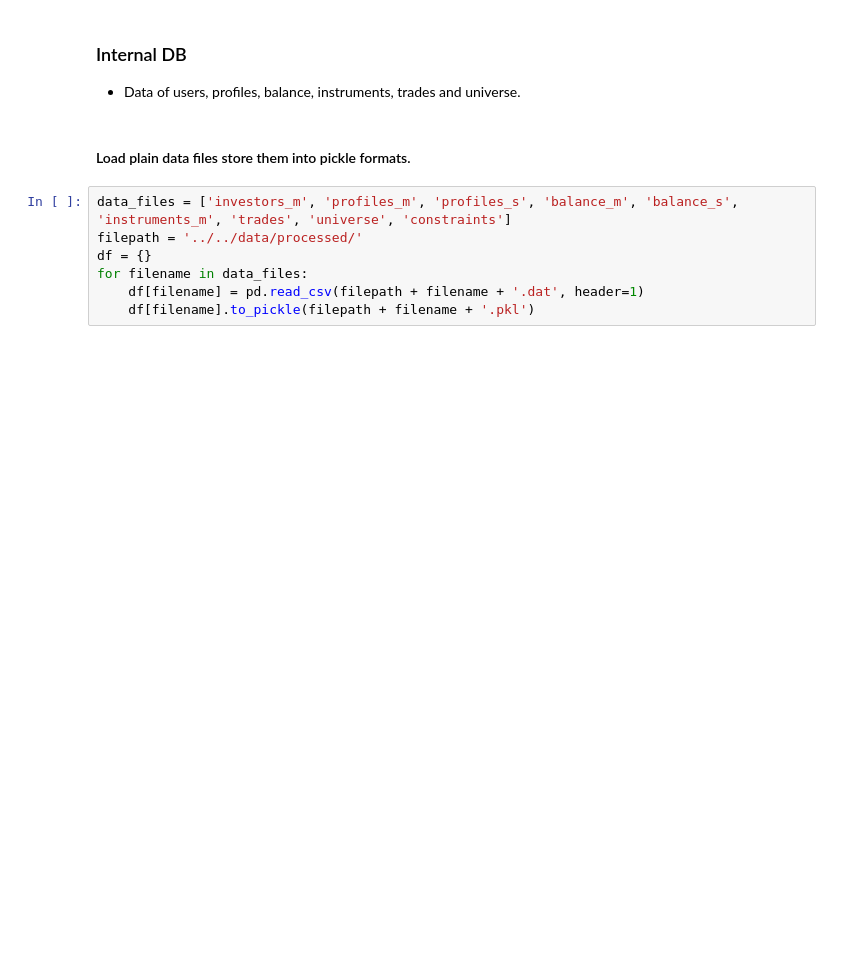
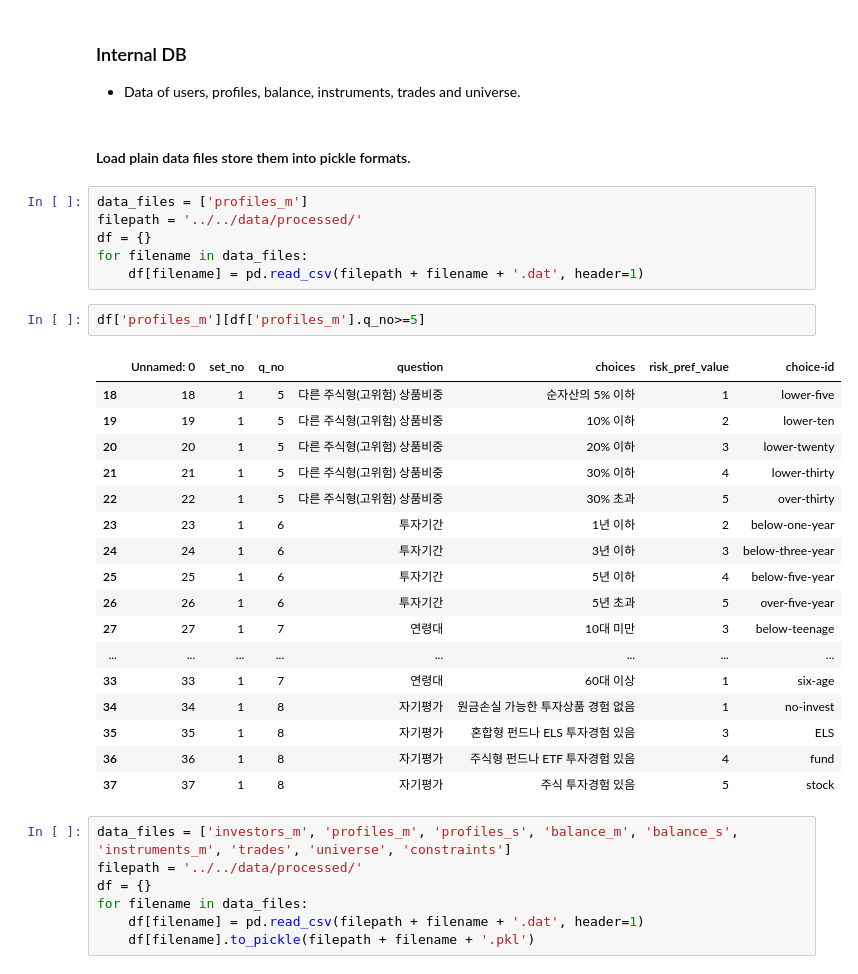
Before and after one commit to my2582/kisra, a Jupyter notebook: src/data/make_initial_dataset.ipynb, the cells around one changed output. Drawn from its saved outputs; the diff is of its cells as text; blank space fills up the shorter version.

```diff
--- a/src/data/make_initial_dataset.ipynb
+++ b/src/data/make_initial_dataset.ipynb
@@ -7,6 +7,32 @@ from IPython.display import display
 - Data of users, profiles, balance, instruments, trades and universe.
 # %% [markdown]
 #### Load plain data files store them into pickle formats.
+# %%
+data_files = ['profiles_m']
+filepath = '../../data/processed/'
+df = {}
+for filename in data_files:
+    df[filename] = pd.read_csv(filepath + filename + '.dat', header=1)
+# %%
+df['profiles_m'][df['profiles_m'].q_no>=5]
+# %% [output]
+|  | Unnamed: 0 | set_no | q_no | question | choices | risk_pref_value | choice-id |
+| 18 | 18 | 1 | 5 | 다른 주식형(고위험) 상품비중 | 순자산의 5% 이하 | 1 | lower-five |
+| 19 | 19 | 1 | 5 | 다른 주식형(고위험) 상품비중 | 10% 이하 | 2 | lower-ten |
+| 20 | 20 | 1 | 5 | 다른 주식형(고위험) 상품비중 | 20% 이하 | 3 | lower-twenty |
+| 21 | 21 | 1 | 5 | 다른 주식형(고위험) 상품비중 | 30% 이하 | 4 | lower-thirty |
+| 22 | 22 | 1 | 5 | 다른 주식형(고위험) 상품비중 | 30% 초과 | 5 | over-thirty |
+| 23 | 23 | 1 | 6 | 투자기간 | 1년 이하 | 2 | below-one-year |
+| 24 | 24 | 1 | 6 | 투자기간 | 3년 이하 | 3 | below-three-year |
+| 25 | 25 | 1 | 6 | 투자기간 | 5년 이하 | 4 | below-five-year |
+| 26 | 26 | 1 | 6 | 투자기간 | 5년 초과 | 5 | over-five-year |
+| 27 | 27 | 1 | 7 | 연령대 | 10대 미만 | 3 | below-teenage |
+| ... | ... | ... | ... | ... | ... | ... | ... |
+| 33 | 33 | 1 | 7 | 연령대 | 60대 이상 | 1 | six-age |
+| 34 | 34 | 1 | 8 | 자기평가 | 원금손실 가능한 투자상품 경험 없음 | 1 | no-invest |
+| 35 | 35 | 1 | 8 | 자기평가 | 혼합형 펀드나 ELS 투자경험 있음 | 3 | ELS |
+| 36 | 36 | 1 | 8 | 자기평가 | 주식형 펀드나 ETF 투자경험 있음 | 4 | fund |
+| 37 | 37 | 1 | 8 | 자기평가 | 주식 투자경험 있음 | 5 | stock |
 # %%
 data_files = ['investors_m', 'profiles_m', 'profiles_s', 'balance_m', 'balance_s', 'instruments_m', 'trades', 'universe', 'constraints']
 filepath = '../../data/processed/'
```
Also changed, not shown: 3 other files.
